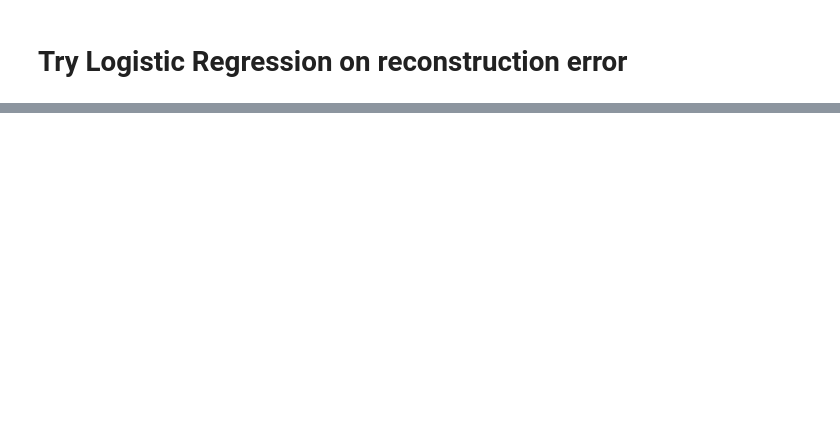
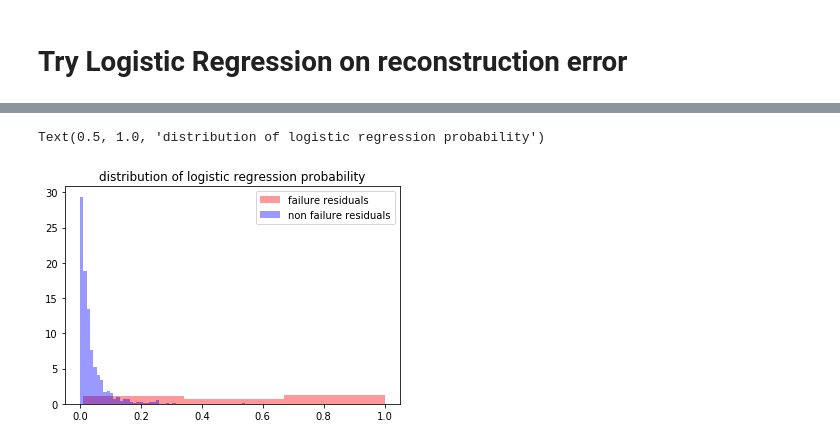
Before and after one commit to peterchen94/autoencoders, a Jupyter notebook: code/papermill/autoencoder_all_vars.ipynb, the cells around one changed output, grey strips where cells are left out. Cells and saved outputs as stored; diff of their text form; code cells hidden in the pictures; blank space fills up the shorter version.

```diff
--- a/code/papermill/autoencoder_all_vars.ipynb
+++ b/code/papermill/autoencoder_all_vars.ipynb
@@ -411,0 +404,9 @@ plot_roc(y_residual_test,y_pred_logreg_proba)
+# %%
+plt.figure()
+sns.distplot(y_pred_logreg_proba[y_residual_test==1],norm_hist=True,kde=False,color='red')
+sns.distplot(y_pred_logreg_proba[y_residual_test==0],norm_hist=True,kde=False,color='blue')
+plt.legend(['failure residuals','non failure residuals'])
+plt.title('distribution of logistic regression probability')
+# %% [output]
+Text(0.5, 1.0, 'distribution of logistic regression probability')
+[figure, added]
```
Also changed, not shown: parts of 24 cells of this notebook, 11 other files.
